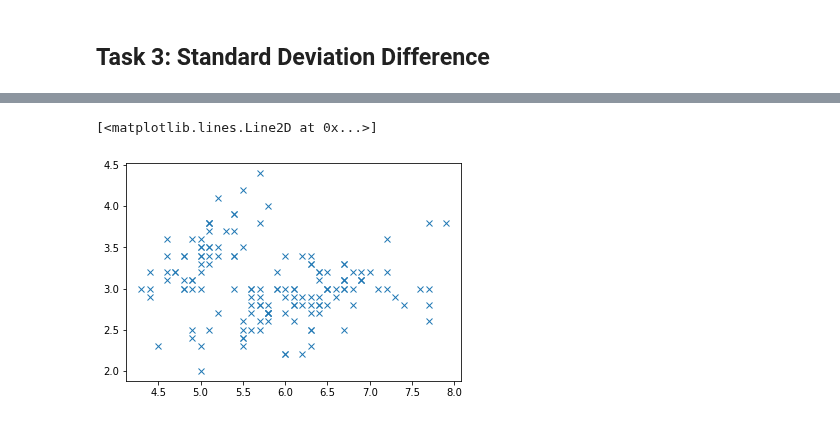
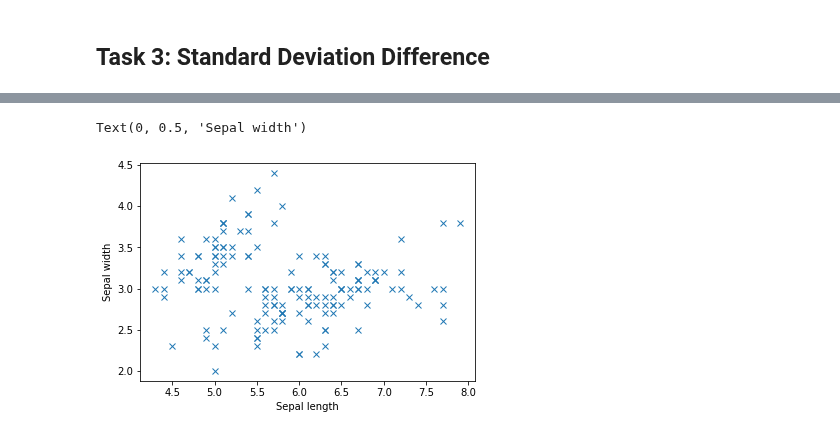
Before and after one commit to MateuszPawlowski/Emerging-Technologies, a Jupyter notebook: Tasks.ipynb, the cells around one changed output, grey strips where cells are left out. Drawn from its saved outputs; the diff is of its cells as text; code cells hidden in the pictures.

```diff
--- a/Tasks.ipynb
+++ b/Tasks.ipynb
@@ -212,6 +227,11 @@ irisData =iris.data
-# %%
-plt.plot(irisData[:,0], irisData[:,1], 'x')
-# %% [output]
-[<matplotlib.lines.Line2D at 0x...>]
-[figure, removed]
+# %%
+# Plotting the data on to the screen
+plt.plot(irisData[:,0], irisData[:,1], 'x')
+plt.xlabel('Sepal length')
+plt.ylabel('Sepal width')
+#plt.xticks(()) # uncomment to remove x values
+#plt.yticks(()) # uncomment to remove y values
+# %% [output]
+Text(0, 0.5, 'Sepal width')
+[figure, added]
 # %%
```
Also changed, not shown: parts of 21 cells of this notebook, 2 other files.
